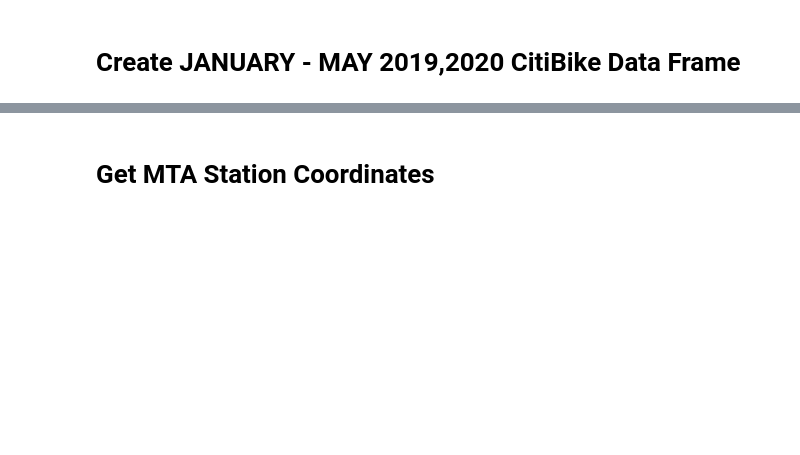
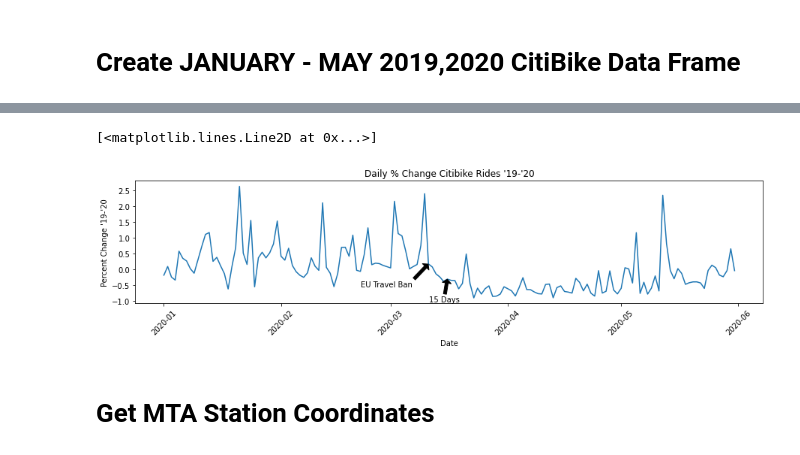
Before and after one commit to stephcho999/Proj_1_MTA, a Jupyter notebook: Project One - Citi Bike & NYC MTA.ipynb, the cells around one changed output, grey strips where cells are left out. Saved outputs shown, nothing was run; the diff lists cells and outputs as text; code cells hidden in the pictures; blank space fills up the shorter version.

Commit message:
added graph of daily % citi bike

```diff
--- a/Project One - Citi Bike & NYC MTA.ipynb
+++ b/Project One - Citi Bike & NYC MTA.ipynb
@@ -76,0 +91,7 @@ bike_2019_df["DAY"] =  bike_2019_df["DATE_TIME"].dt.day
+# %%
+#Get the daily rides for 2020
+bike_2020_daily = bike_2020_df.groupby(bike_2020_df.DATE_TIME.dt.date)['DATE'].count().reset_index().rename(columns={"DATE":"DAILY_RIDES"})
+bike_2020_daily.rename(columns={"DAILY_RIDES":"DAILY_RIDES_20"},inplace=True)
+bike_2020_daily['MONTH_DAY']=pd.to_datetime(bike_2020_daily['DATE_TIME']).dt.strftime('%m-%d')
+print(bike_2020_daily.shape)
+bike_2020_daily.head()
@@ -76,0 +109,8 @@ bike_2019_df["DAY"] =  bike_2019_df["DATE_TIME"].dt.day
+# %%
+bike_2019_2020_daily = bike_2019_daily.merge(bike_2020_daily,suffixes=('_19','_20'),on="MONTH_DAY")
+
+bike_2019_2020_daily_pct_diff = bike_2019_2020_daily[['DAILY_RIDES_19','DAILY_RIDES_20']].agg(pd.DataFrame.pct_change,axis="columns")
+
+bike_2019_2020_daily_pct_diff= bike_2019_2020_daily_pct_diff.rename(columns={"DAILY_RIDES_20":"PNCT_CHANGE_19_20"})
+
+bike_2019_2020_daily_pct_diff = pd.concat([bike_2019_2020_daily_pct_diff,bike_2019_2020_daily['MONTH_DAY']],axis=1)
@@ -76,0 +126,4 @@ bike_2019_df["DAY"] =  bike_2019_df["DATE_TIME"].dt.day
+# %%
+#create x axis
+x_axis_days =pd.to_datetime('20-'+bike_2019_2020_daily_pct_diff.MONTH_DAY,format="%y-%m-%d",yearfirst=False)
+x_axis_days
@@ -77,3 +143,45 @@ bike_2019_df["DAY"] =  bike_2019_df["DATE_TIME"].dt.day
+# %%
+import matplotlib.dates as mdates
+
+months = mdates.DateFormatter('%M')
+
+#15 days to slow spread announcement date
+social_dist_date_index = x_axis_days[x_axis_days=="2020-03-16"].index
+travel_ban_date_index = x_axis_days[x_axis_days=="2020-03-11"].index
+
+plt.figure(figsize=[15,3])
+
+ax.xaxis.set_major_formatter(months)
+plt.xticks(rotation=45)
+
+
+#Annotate 15 days to slow the spread
+plt.annotate(s="15 Days",xy=(x_axis_days[social_dist_date_index],bike_2019_2020_daily_pct_diff['PNCT_CHANGE_19_20'][social_dist_date_index]),
+             xycoords='data',
+             xytext=(-24,-30),
+              textcoords="offset points",
+             arrowprops=dict(facecolor='black', shrink=0.01, headlength=5, ))
+
+#Annotate EU Travel Ban
+plt.annotate(s="EU Travel Ban",
+    xy=(
+    x_axis_days[travel_ban_date_index],bike_2019_2020_daily_pct_diff['PNCT_CHANGE_19_20'][travel_ban_date_index]),
+    xytext=(-90,-30),
+    xycoords='data',
+    textcoords="offset points",
+    arrowprops=dict(facecolor='black', shrink=0.01, headlength=5, ))
+
+
+plt.title("Daily % Change Citibike Rides '19-'20")
+plt.xlabel('Date')
+plt.ylabel("Percent Change '19-'20")
+
+
+
+plt.plot(x_axis_days,bike_2019_2020_daily_pct_diff['PNCT_CHANGE_19_20'])
+# %% [output]
+[<matplotlib.lines.Line2D at 0x...>]
+[figure, added]
 # %% [markdown]
 # Get MTA Station Coordinates
 # %%
```
Also changed, not shown: parts of 45 cells of this notebook.
